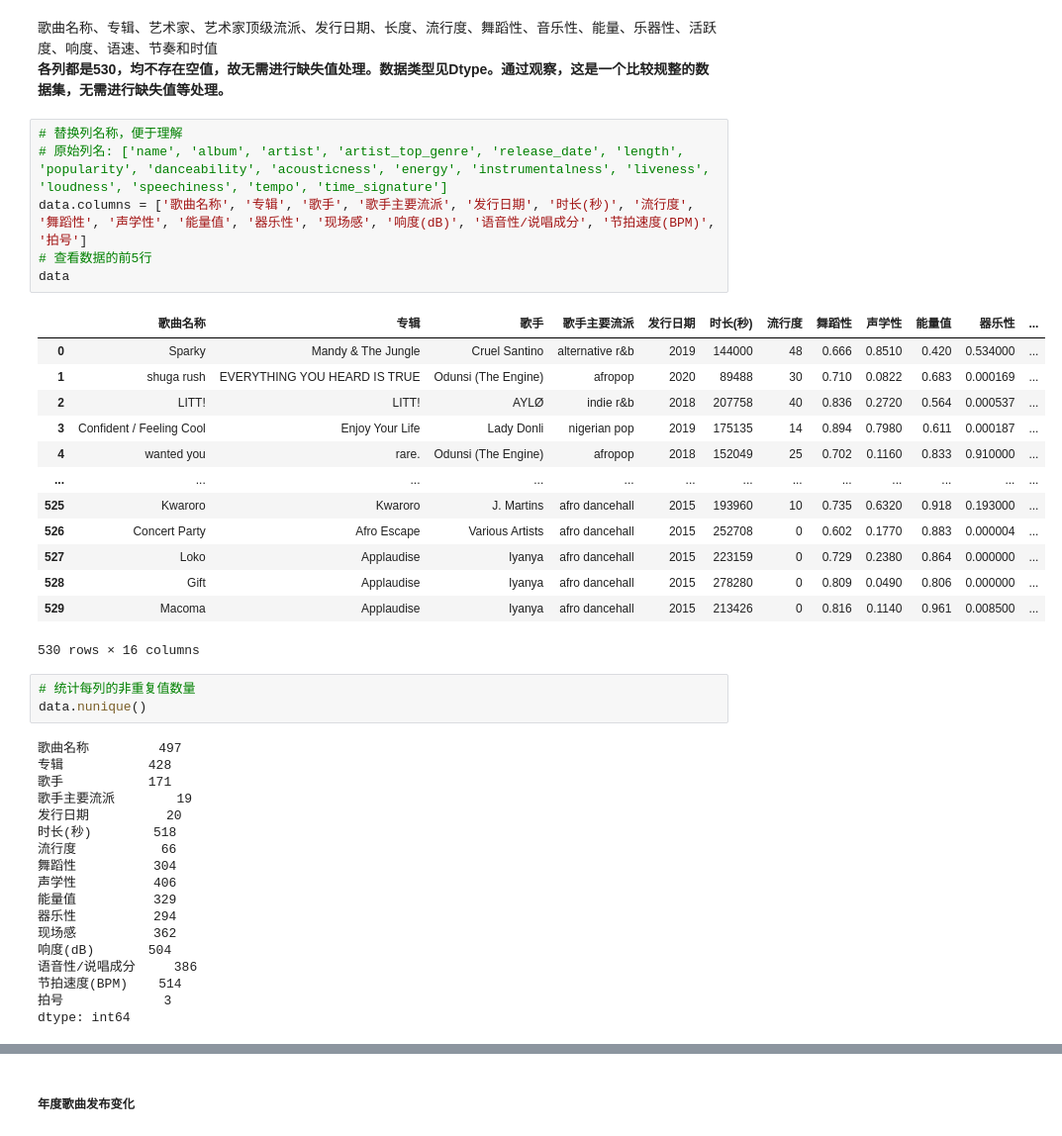
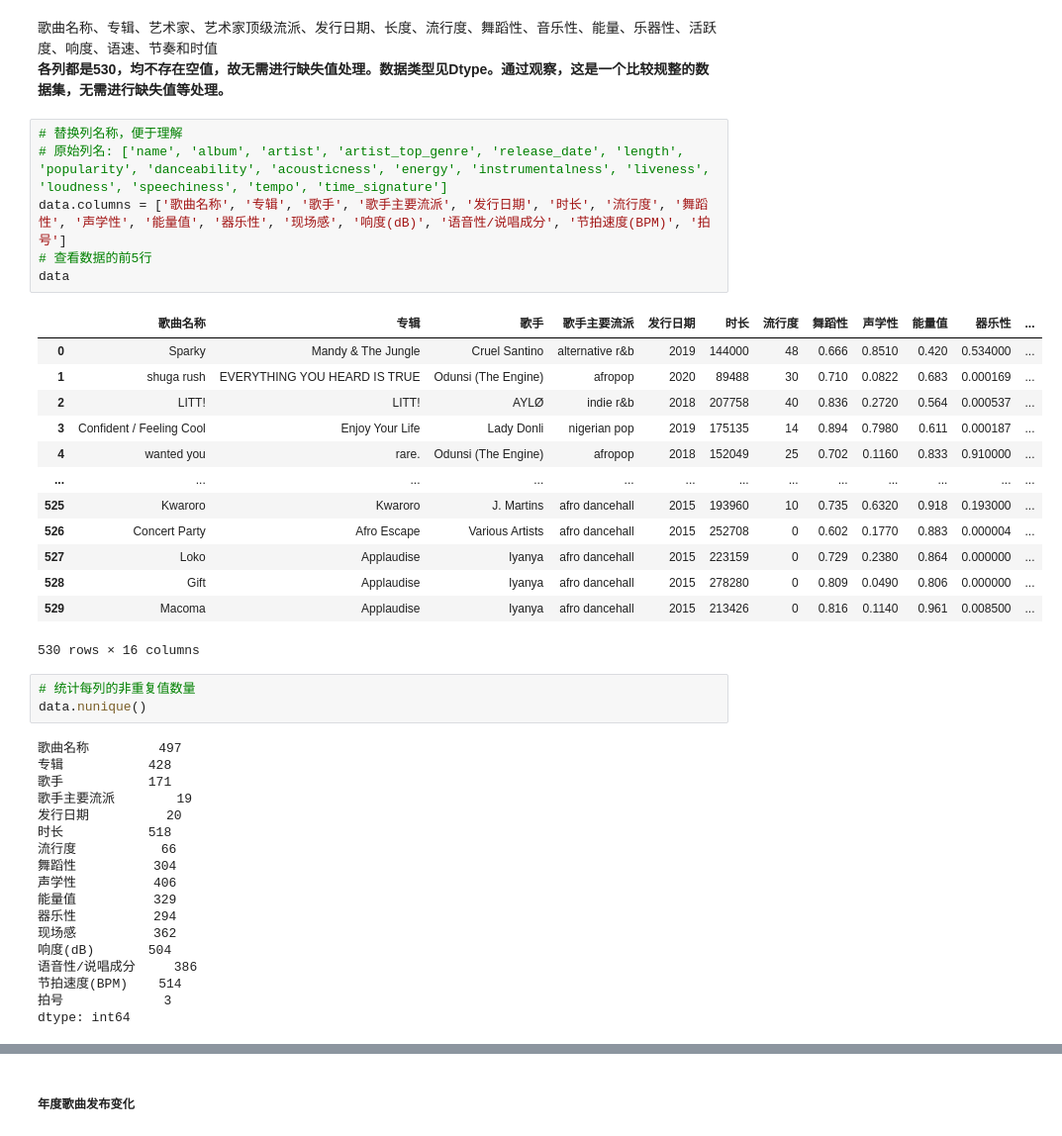
Before and after one commit to liushisi7/liushisi7_xiaoxueqi_renmeng, a Jupyter notebook: 作业一/test_6_23.ipynb, the cells around one changed output, grey strips where cells are left out. Shown at 99% size. Saved outputs shown, nothing was run; the diff lists cells and outputs as text.

```diff
--- a/作业一/test_6_23.ipynb
+++ b/作业一/test_6_23.ipynb
@@ -56,11 +58,11 @@ memory usage: 66.4+ KB
 # %%
 # 替换列名称，便于理解
 # 原始列名: ['name', 'album', 'artist', 'artist_top_genre', 'release_date', 'length', 'popularity', 'danceability', 'acousticness', 'energy', 'instrumentalness', 'liveness', 'loudness', 'speechiness', 'tempo', 'time_signature']
-data.columns = ['歌曲名称', '专辑', '歌手', '歌手主要流派', '发行日期', '时长(秒)', '流行度', '舞蹈性', '声学性', '能量值', '器乐性', '现场感', '响度(dB)', '语音性/说唱成分', '节拍速度(BPM)', '拍号']
+data.columns = ['歌曲名称', '专辑', '歌手', '歌手主要流派', '发行日期', '时长', '流行度', '舞蹈性', '声学性', '能量值', '器乐性', '现场感', '响度(dB)', '语音性/说唱成分', '节拍速度(BPM)', '拍号']
 # 查看数据的前5行
 data
 # %% [output]
-|  | 歌曲名称 | 专辑 | 歌手 | 歌手主要流派 | 发行日期 | 时长(秒) | 流行度 | 舞蹈性 | 声学性 | 能量值 | 器乐性 | ... |
+|  | 歌曲名称 | 专辑 | 歌手 | 歌手主要流派 | 发行日期 | 时长 | 流行度 | 舞蹈性 | 声学性 | 能量值 | 器乐性 | ... |
 | 0 | Sparky | Mandy & The Jungle | Cruel Santino | alternative r&b | 2019 | 144000 | 48 | 0.666 | 0.8510 | 0.420 | 0.534000 | ... |
 | 1 | shuga rush | EVERYTHING YOU HEARD IS TRUE | Odunsi (The Engine) | afropop | 2020 | 89488 | 30 | 0.710 | 0.0822 | 0.683 | 0.000169 | ... |
 | 2 | LITT! | LITT! | AYLØ | indie r&b | 2018 | 207758 | 40 | 0.836 | 0.2720 | 0.564 | 0.000537 | ... |
@@ -82,7 +84,7 @@ data.nunique()
 歌手           171
 歌手主要流派        19
 发行日期          20
-时长(秒)        518
+时长           518
 流行度           66
 舞蹈性          304
 声学性          406
```
Also changed, not shown: parts of 16 cells of this notebook, 1 other file.
